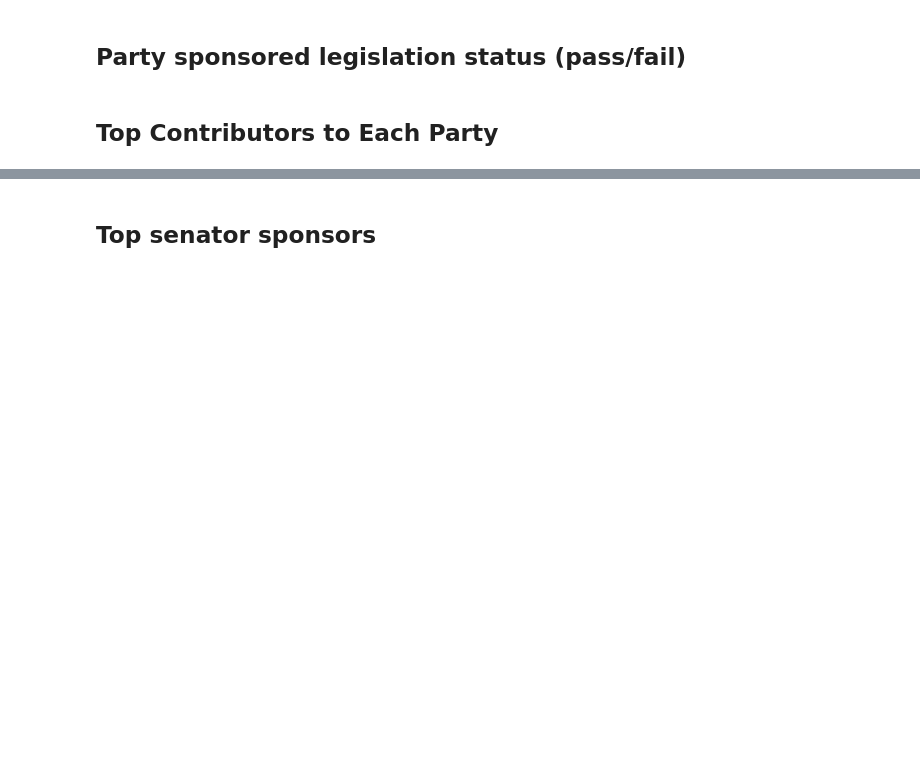
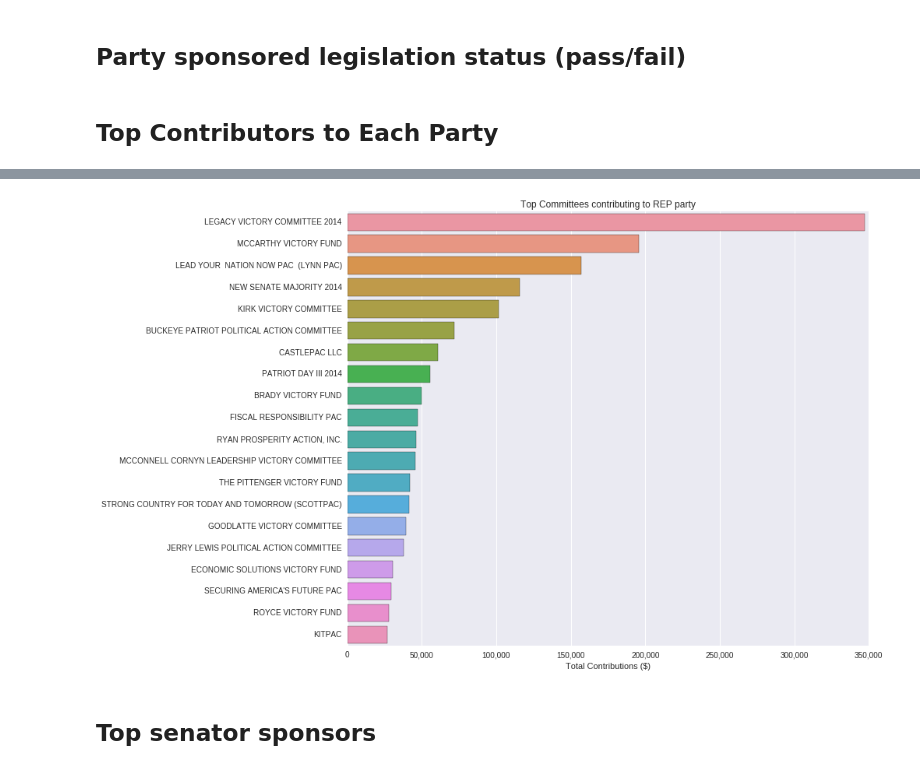
Before and after one commit to idgetto/DataScience16CTW, a Jupyter notebook: deliverable/deliverable.ipynb, the cells around one changed output, grey strips where cells are left out. Drawn from its saved outputs; the diff is of its cells as text; code cells hidden in the pictures; blank space fills up the shorter version.

```diff
--- a/deliverable/deliverable.ipynb
+++ b/deliverable/deliverable.ipynb
@@ -28,3 +68,7 @@ plt.show()
+# %%
+plot_top_contributors_by_party('REP')
+# %% [output]
+[figure, added]
 # %% [markdown]
 ## Top senator sponsors ##
 # %% [markdown]
```
Also changed, not shown: parts of 5 cells of this notebook.
